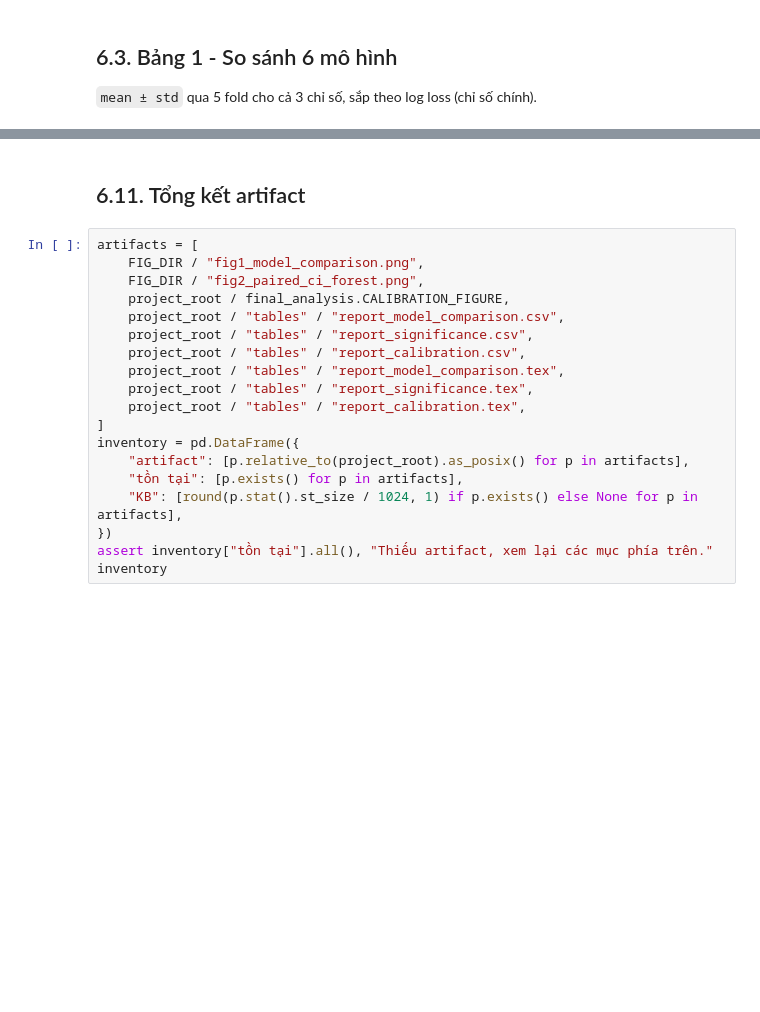
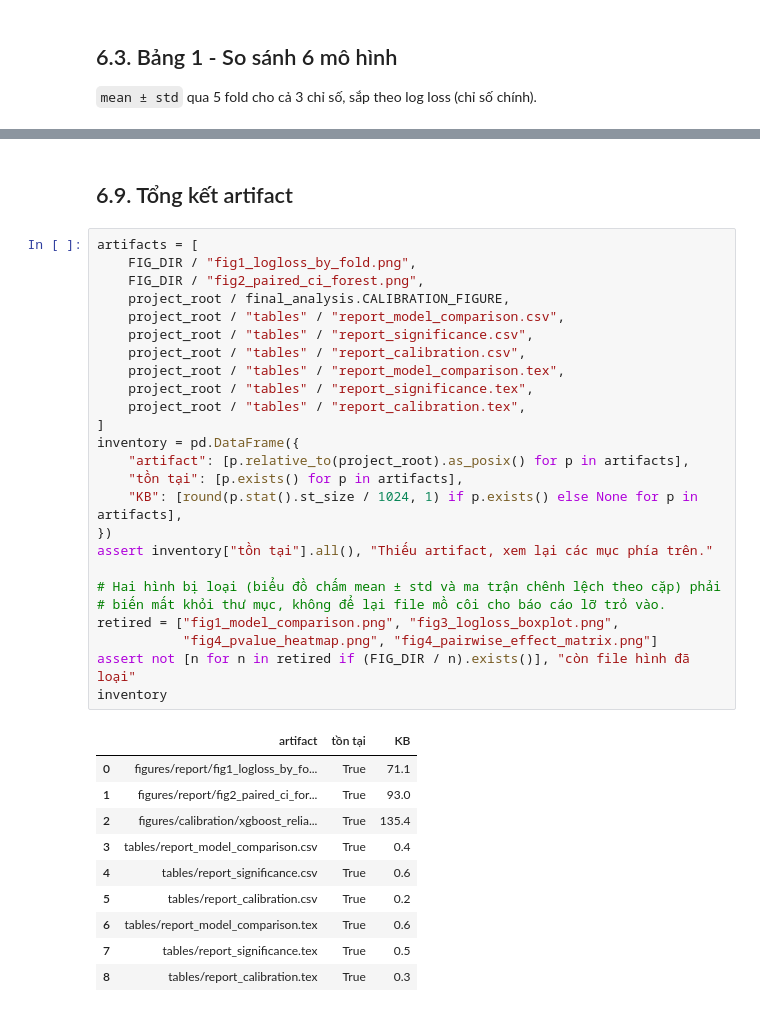
Before and after one commit to AIVIETNAM-AIO-DoHongNhat/Hepatic-Model-Comparison, a Jupyter notebook: notebooks/07_report_assets.ipynb, the cells around one changed output, grey strips where cells are left out. Drawn from its saved outputs; the diff is of its cells as text; blank space fills up the shorter version.

```diff
--- a/notebooks/07_report_assets.ipynb
+++ b/notebooks/07_report_assets.ipynb
@@ -315,22 +427,39 @@ for name, (frame, caption) in latex_tables.items():
 # %% [markdown]
-## 6.11. Tổng kết artifact
+## 6.9. Tổng kết artifact
 # %%
 artifacts = [
-    FIG_DIR / "fig1_model_comparison.png",
+    FIG_DIR / "fig1_logloss_by_fold.png",
     FIG_DIR / "fig2_paired_ci_forest.png",
     project_root / final_analysis.CALIBRATION_FIGURE,
     project_root / "tables" / "report_model_comparison.csv",
     project_root / "tables" / "report_significance.csv",
     project_root / "tables" / "report_calibration.csv",
     project_root / "tables" / "report_model_comparison.tex",
     project_root / "tables" / "report_significance.tex",
     project_root / "tables" / "report_calibration.tex",
 ]
 inventory = pd.DataFrame({
     "artifact": [p.relative_to(project_root).as_posix() for p in artifacts],
     "tồn tại": [p.exists() for p in artifacts],
     "KB": [round(p.stat().st_size / 1024, 1) if p.exists() else None for p in artifacts],
 })
 assert inventory["tồn tại"].all(), "Thiếu artifact, xem lại các mục phía trên."
+
+# Hai hình bị loại (biểu đồ chấm mean ± std và ma trận chênh lệch theo cặp) phải
+# biến mất khỏi thư mục, không để lại file mồ côi cho báo cáo lỡ trỏ vào.
+retired = ["fig1_model_comparison.png", "fig3_logloss_boxplot.png",
+           "fig4_pvalue_heatmap.png", "fig4_pairwise_effect_matrix.png"]
+assert not [n for n in retired if (FIG_DIR / n).exists()], "còn file hình đã loại"
 inventory
+# %% [output]
+|  | artifact | tồn tại | KB |
+| 0 | figures/report/fig1_logloss_by_fo... | True | 71.1 |
+| 1 | figures/report/fig2_paired_ci_for... | True | 93.0 |
+| 2 | figures/calibration/xgboost_relia... | True | 135.4 |
+| 3 | tables/report_model_comparison.csv | True | 0.4 |
+| 4 | tables/report_significance.csv | True | 0.6 |
+| 5 | tables/report_calibration.csv | True | 0.2 |
+| 6 | tables/report_model_comparison.tex | True | 0.6 |
+| 7 | tables/report_significance.tex | True | 0.5 |
+| 8 | tables/report_calibration.tex | True | 0.3 |
 # %% [markdown]
```
Also changed, not shown: parts of 24 cells of this notebook, 8 other files.
